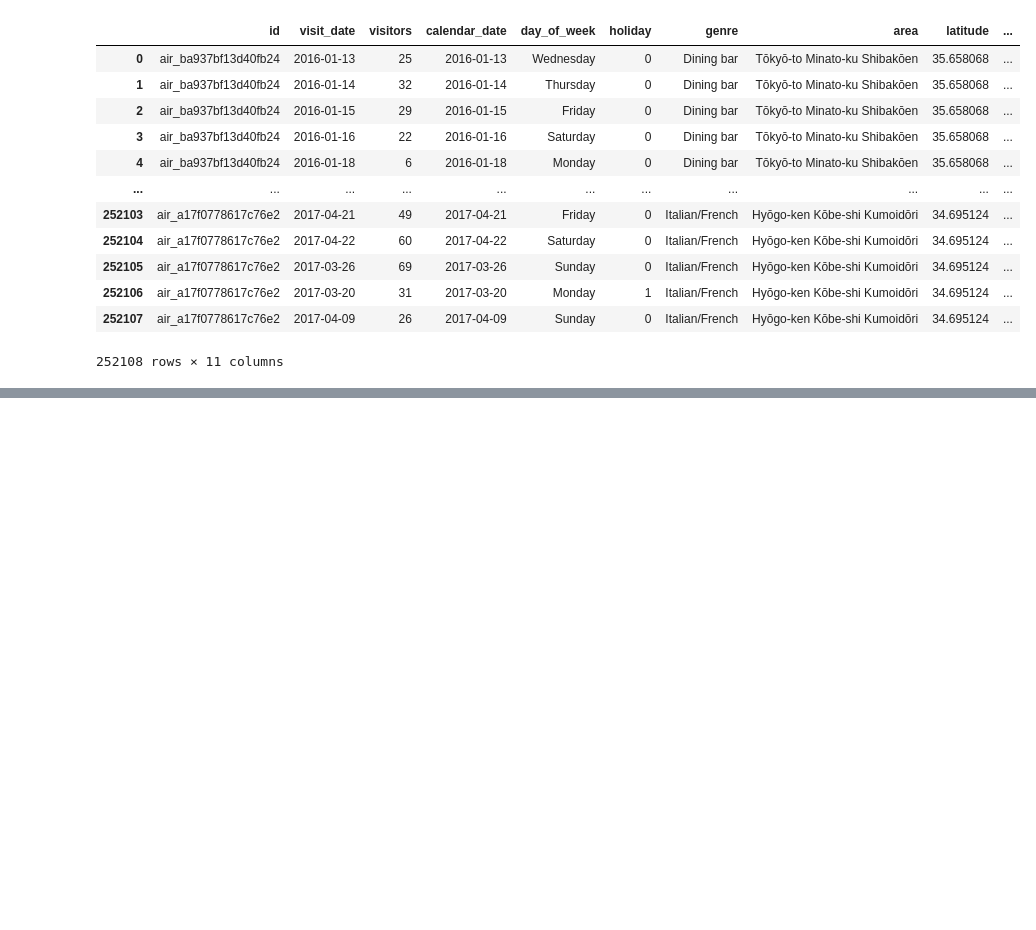
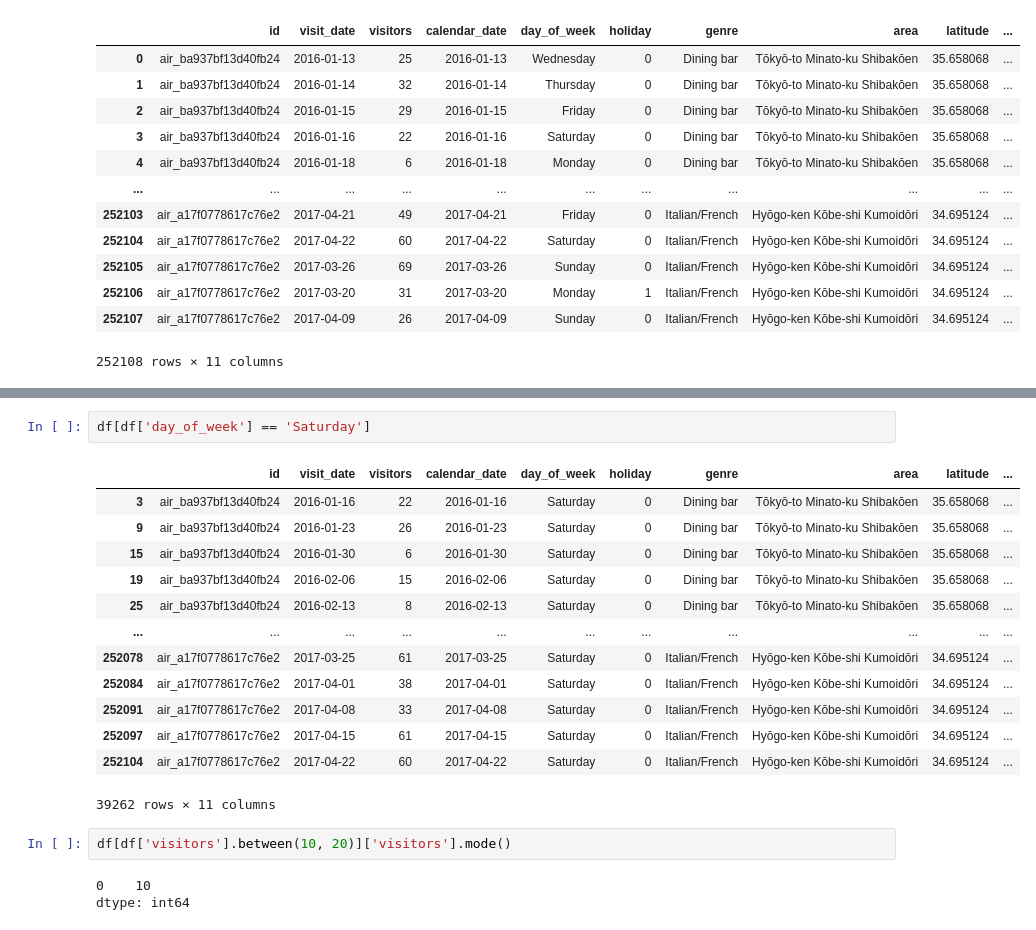
Before and after one commit to fawad07/dat-07-26, a Jupyter notebook: ClassMaterial/Unit2/class5/Class 5 Notebook.ipynb, the cells around one changed output, grey strips where cells are left out. Drawn from its saved outputs; the diff is of its cells as text; blank space fills up the shorter version.

```diff
--- a/ClassMaterial/Unit2/class5/Class 5 Notebook.ipynb
+++ b/ClassMaterial/Unit2/class5/Class 5 Notebook.ipynb
@@ -54,0 +225,21 @@ df
+# %%
+df[df['day_of_week'] == 'Saturday']
+# %% [output]
+|  | id | visit_date | visitors | calendar_date | day_of_week | holiday | genre | area | latitude | ... |
+| 3 | air_ba937bf13d40fb24 | 2016-01-16 | 22 | 2016-01-16 | Saturday | 0 | Dining bar | Tōkyō-to Minato-ku Shibakōen | 35.658068 | ... |
+| 9 | air_ba937bf13d40fb24 | 2016-01-23 | 26 | 2016-01-23 | Saturday | 0 | Dining bar | Tōkyō-to Minato-ku Shibakōen | 35.658068 | ... |
+| 15 | air_ba937bf13d40fb24 | 2016-01-30 | 6 | 2016-01-30 | Saturday | 0 | Dining bar | Tōkyō-to Minato-ku Shibakōen | 35.658068 | ... |
+| 19 | air_ba937bf13d40fb24 | 2016-02-06 | 15 | 2016-02-06 | Saturday | 0 | Dining bar | Tōkyō-to Minato-ku Shibakōen | 35.658068 | ... |
+| 25 | air_ba937bf13d40fb24 | 2016-02-13 | 8 | 2016-02-13 | Saturday | 0 | Dining bar | Tōkyō-to Minato-ku Shibakōen | 35.658068 | ... |
+| ... | ... | ... | ... | ... | ... | ... | ... | ... | ... | ... |
+| 252078 | air_a17f0778617c76e2 | 2017-03-25 | 61 | 2017-03-25 | Saturday | 0 | Italian/French | Hyōgo-ken Kōbe-shi Kumoidōri | 34.695124 | ... |
+| 252084 | air_a17f0778617c76e2 | 2017-04-01 | 38 | 2017-04-01 | Saturday | 0 | Italian/French | Hyōgo-ken Kōbe-shi Kumoidōri | 34.695124 | ... |
+| 252091 | air_a17f0778617c76e2 | 2017-04-08 | 33 | 2017-04-08 | Saturday | 0 | Italian/French | Hyōgo-ken Kōbe-shi Kumoidōri | 34.695124 | ... |
+| 252097 | air_a17f0778617c76e2 | 2017-04-15 | 61 | 2017-04-15 | Saturday | 0 | Italian/French | Hyōgo-ken Kōbe-shi Kumoidōri | 34.695124 | ... |
+| 252104 | air_a17f0778617c76e2 | 2017-04-22 | 60 | 2017-04-22 | Saturday | 0 | Italian/French | Hyōgo-ken Kōbe-shi Kumoidōri | 34.695124 | ... |
+39262 rows × 11 columns
+# %%
+df[df['visitors'].between(10, 20)]['visitors'].mode()
+# %% [output]
+0    10
+dtype: int64
```
Also changed, not shown: parts of 33 cells of this notebook, 1 other file.
